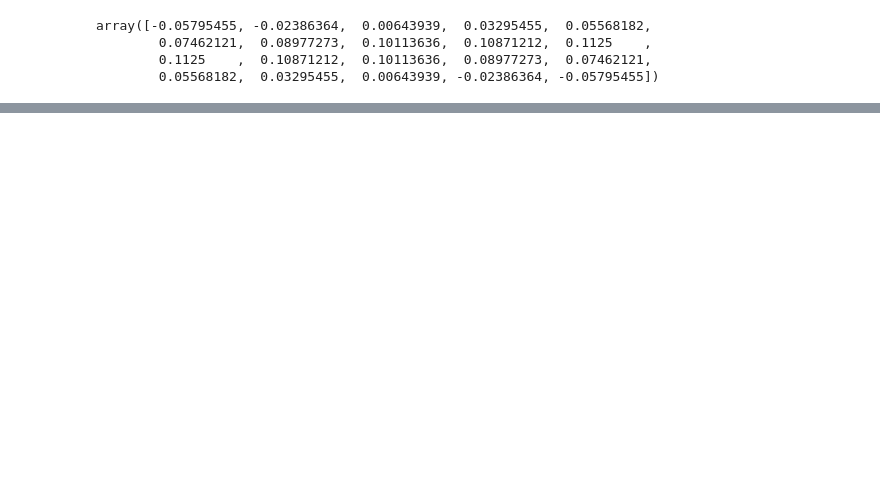
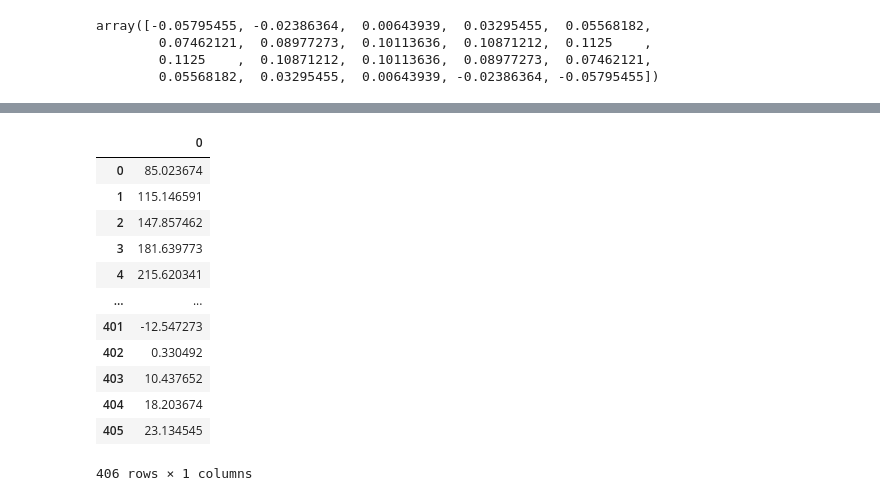
Before and after one commit to robinvvinod/Pitwall, a Jupyter notebook: smoothing_test.ipynb, the cells around one changed output, grey strips where cells are left out. Cells and saved outputs as stored; diff of their text form; code cells hidden in the pictures; blank space fills up the shorter version.

```diff
--- a/smoothing_test.ipynb
+++ b/smoothing_test.ipynb
@@ -69,0 +78,16 @@ array([-0.05795455, -0.02386364,  0.00643939,  0.03295455,  0.05568182,
+# %%
+xyz
+# %% [output]
+|  | 0 |
+| 0 | 85.023674 |
+| 1 | 115.146591 |
+| 2 | 147.857462 |
+| 3 | 181.639773 |
+| 4 | 215.620341 |
+| ... | ... |
+| 401 | -12.547273 |
+| 402 | 0.330492 |
+| 403 | 10.437652 |
+| 404 | 18.203674 |
+| 405 | 23.134545 |
+406 rows × 1 columns
```
Also changed, not shown: parts of 3 cells of this notebook, 9 other files.
